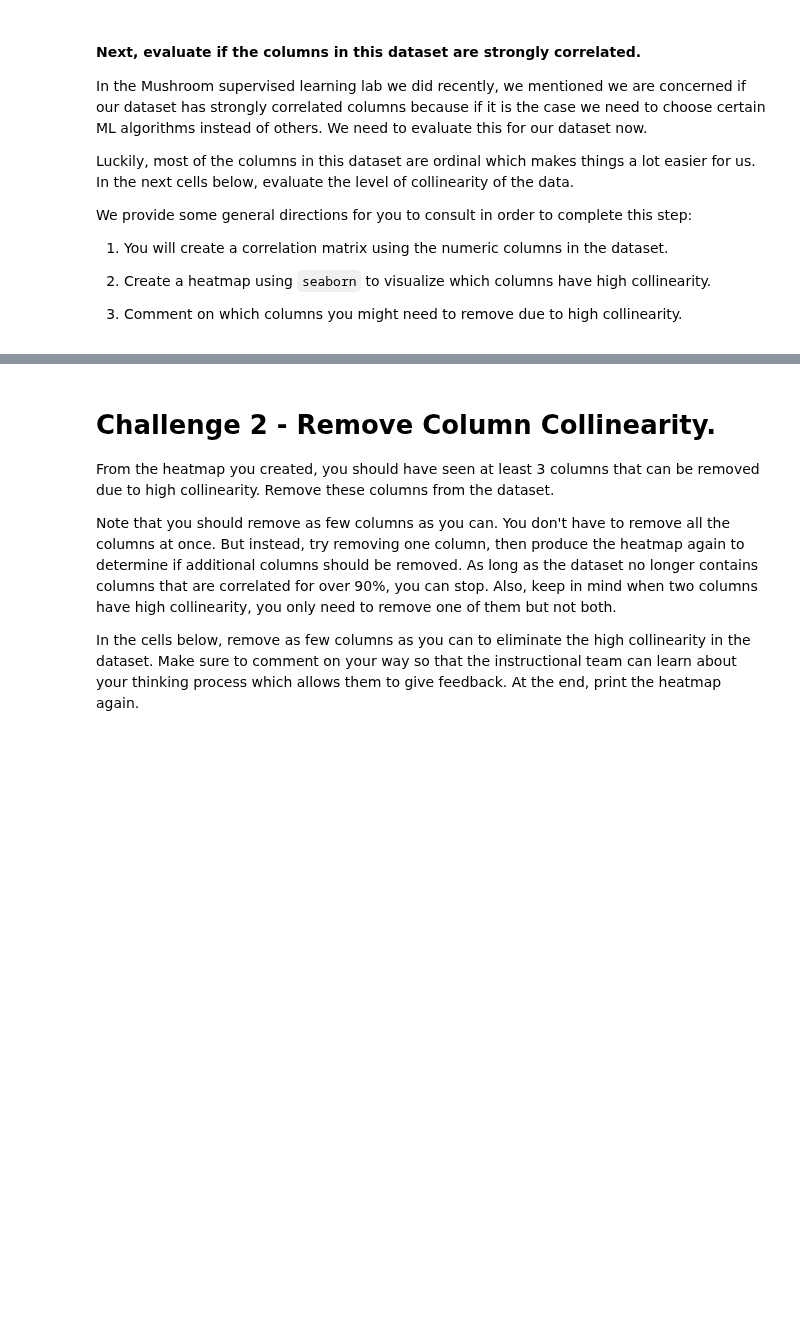
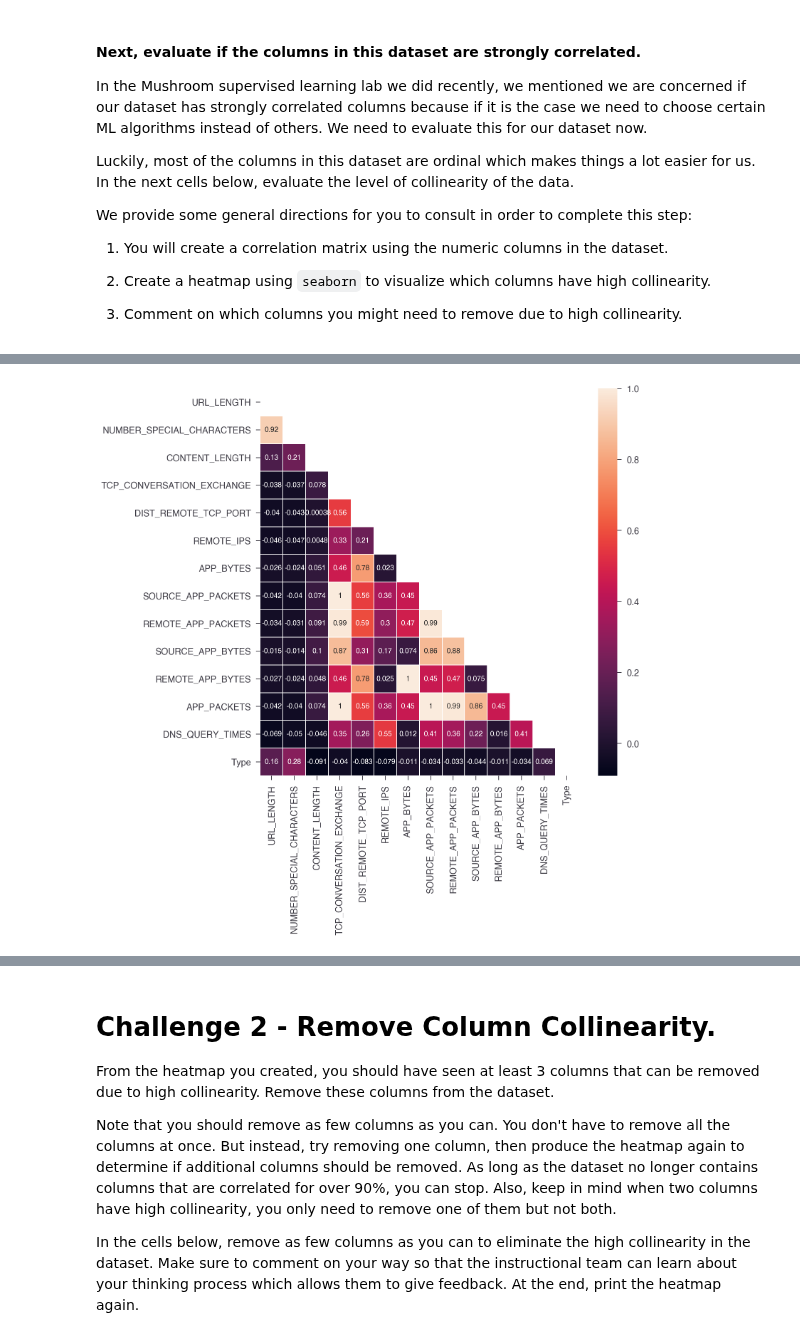
Before and after one commit to ta-data-lis/lab-supervised-learning, a Jupyter notebook: your-code/main.ipynb, the cells around one changed output, grey strips where cells are left out. Saved outputs shown, nothing was run; the diff lists cells and outputs as text; code cells hidden in the pictures; blank space fills up the shorter version.

```diff
--- a/your-code/main.ipynb
+++ b/your-code/main.ipynb
@@ -56,0 +107,10 @@ We provide some general directions for you to consult in order to complete this
+# %%
+# Your code here
+
+# Heatmap
+fig, ax = plt.subplots(figsize = (10,10))
+correlation = websites.corr()
+mask = np.triu(np.ones_like(correlation, dtype = np.bool)); # to cut the duplicate part of the matrix
+sns.heatmap(correlation, linewidths = 0.5, annot = True, mask = mask, ax = ax);
+# %% [output]
+[figure, added]
```
Also changed, not shown: parts of 50 cells of this notebook.
